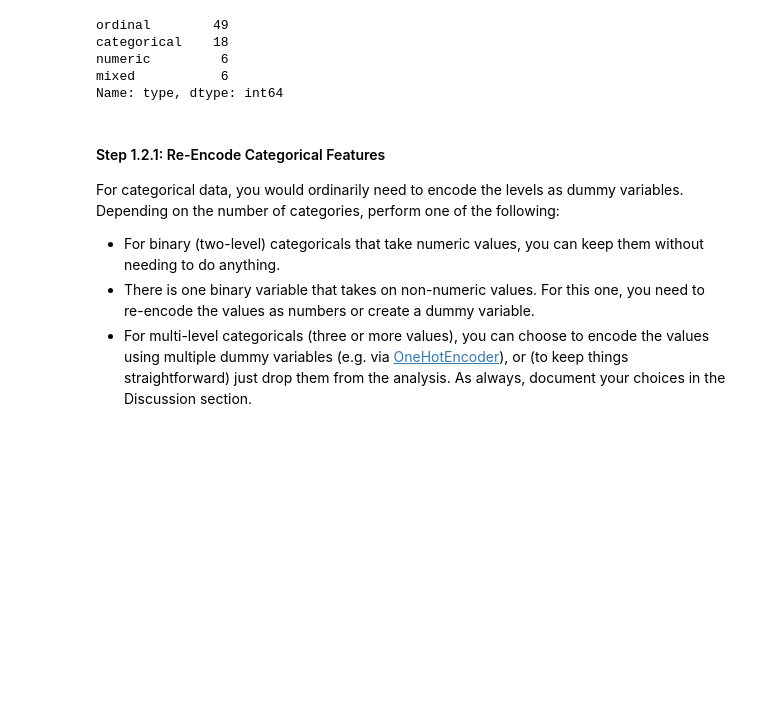
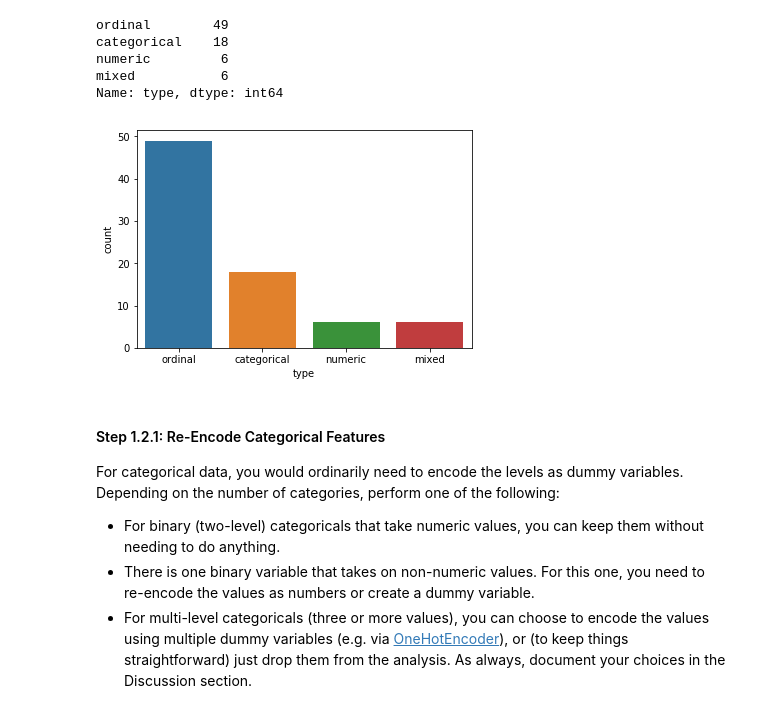
Before and after one commit to Chintan5384/DSND-Identify-Customer-Segments, a Jupyter notebook: Identify_Customer_Segments.ipynb, the cells around one changed output. Drawn from its saved outputs; the diff is of its cells as text; code cells hidden in the pictures; blank space fills up the shorter version.

```diff
--- a/Identify_Customer_Segments.ipynb
+++ b/Identify_Customer_Segments.ipynb
@@ -432,6 +495,12 @@ categorical    18
 numeric         6
 mixed           6
 Name: type, dtype: int64
+# %%
+#visualization for the feature distribution
+
+sns.countplot('type', data = df_feat_info, order = df_feat_info['type'].value_counts().index);
+# %% [output]
+[figure, added]
 # %%
 # Ordinal
 ordinal_features = df_feat_info[df_feat_info['type'] == 'ordinal']['attribute'].tolist()
```
Also changed, not shown: parts of 14 cells of this notebook, 1 other file.
